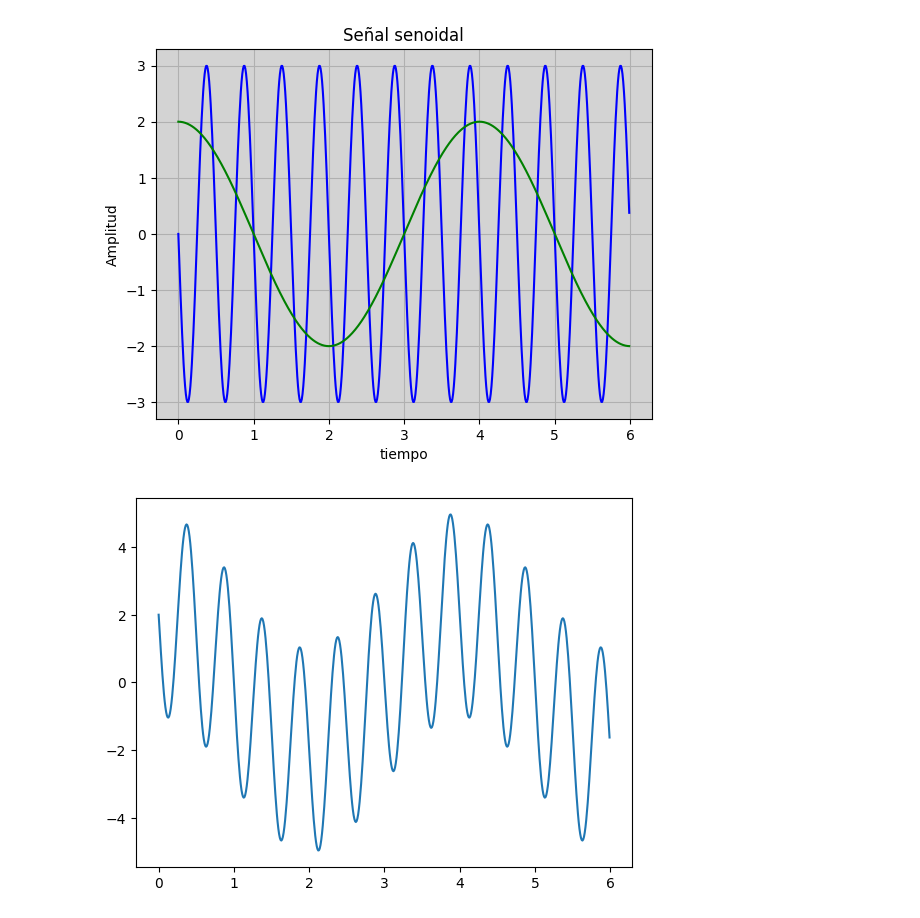
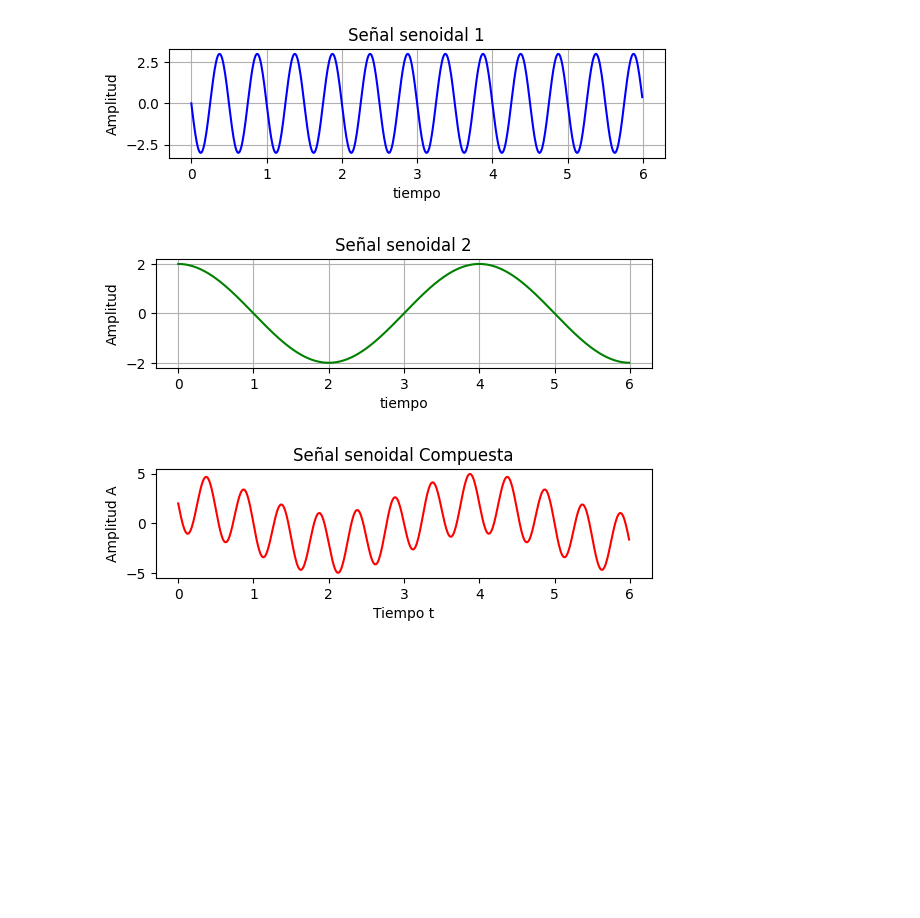
Before and after one commit to SaulG21/Lab7Networking22O, a Jupyter notebook: signal/Saul/CompuestaModulada.ipynb, the cells around one changed output. Cells and saved outputs as stored; diff of their text form; code cells hidden in the pictures; blank space fills up the shorter version.

```diff
--- a/signal/Saul/CompuestaModulada.ipynb
+++ b/signal/Saul/CompuestaModulada.ipynb
@@ -8,25 +8,41 @@
 # %%
 #script para una señal compuesta
 import matplotlib.pyplot as pl
 from numpy import arange, sin, pi
 
 
 x = arange(0.0, 6, 0.01)
-y = 3*sin(2*pi*(2)*x + pi) # <-- Modificar función 1
-y1 = 2*sin(2*pi*(1/4)*x + (pi/2)) # <-- Modificar función 2
 
-pl.axes().set_facecolor("lightgray")
-pl.plot(x, y, color="blue") # Grafica función 1
-pl.plot(x, y1, color="green") # Grafica función 2
+y = 3*sin(2*pi*(2)*x + pi)                          # <-- Modificar función 1
+y1 = 2*sin(2*pi*(1/4)*x + (pi/2))                   # <-- Modificar función 2
+
+#pl.axes().set_facecolor("lightgray")
+
+pl.subplot(3,1,1)           # Grafica función 1
+pl.plot(x, y, color="blue")
 pl.grid("true")
-pl.title("Señal senoidal")
+pl.title("Señal senoidal 1")
 pl.ylabel("Amplitud")
 pl.xlabel("tiempo")
 pl.show()
 
-pl.plot(x, y+y1) # Grafica función compuesta
+pl.subplot(3,1,2)             # Grafica función 2
+pl.plot(x, y1, color="green")
+pl.grid("true")
+pl.title("Señal senoidal 2")
+pl.ylabel("Amplitud")
+pl.xlabel("tiempo")
 pl.show()
+
+pl.subplot(3,1,3)           # Grafica función compuesta
+pl.plot(x, y+y1, "r")
+pl.grid("true")
+pl.title("Señal senoidal Compuesta")
+pl.ylabel("Amplitud A")
+pl.xlabel("Tiempo t")
+pl.show()
 # %% [output]
-[figure, old version]
+[figure, new version]
-[figure, old version]
+[figure, new version]
+[figure, added]
 # %% [markdown]
```
Also changed, not shown: parts of 4 cells of this notebook, 2 other files.
